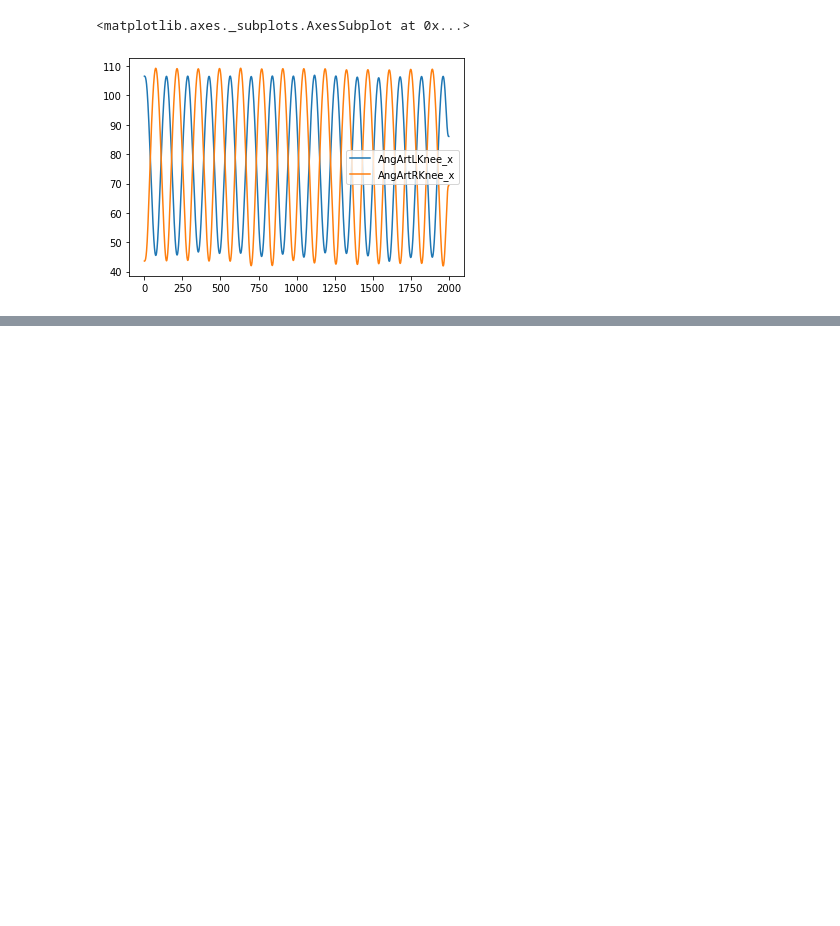
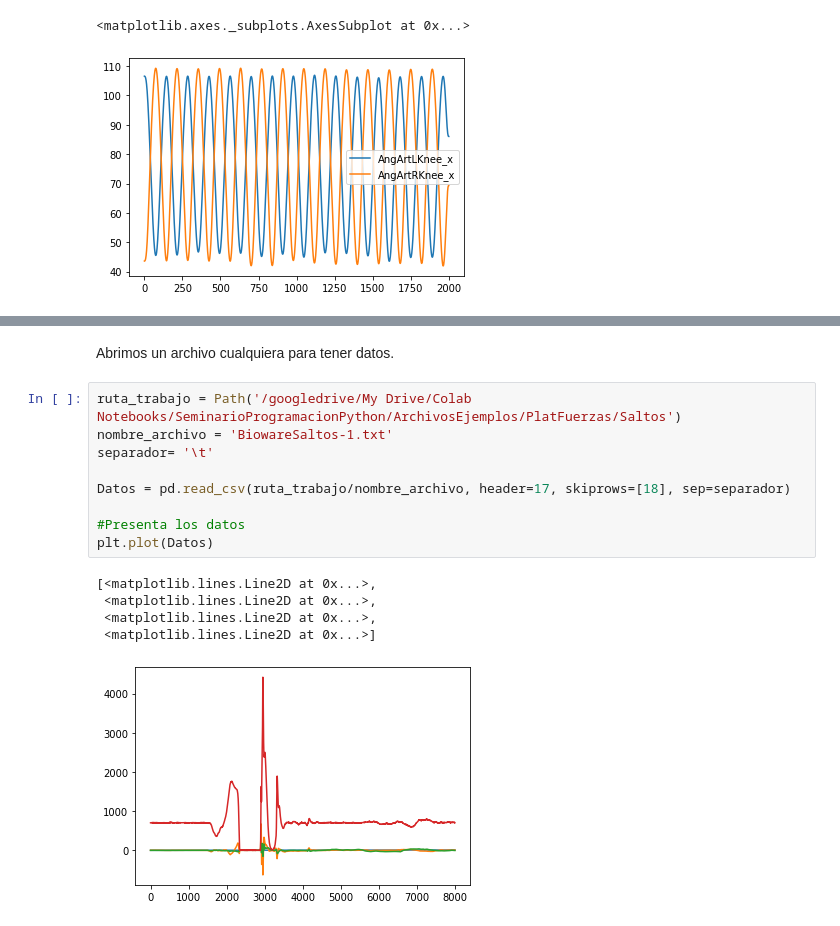
Before and after one commit to joselvira/BiomecanicaPython, a Jupyter notebook: Notebooks/ManejoArchivosCarpetas.ipynb, the cells around one changed output, grey strips where cells are left out. Cells and saved outputs as stored; diff of their text form; blank space fills up the shorter version.

```diff
--- a/Notebooks/ManejoArchivosCarpetas.ipynb
+++ b/Notebooks/ManejoArchivosCarpetas.ipynb
@@ -734,0 +755,17 @@ Datos[['AngArtLKnee_x', 'AngArtRKnee_x']].plot()
+# %% [markdown]
+ Abrimos un archivo cualquiera para tener datos.
+# %%
+ruta_trabajo = Path('/googledrive/My Drive/Colab Notebooks/SeminarioProgramacionPython/ArchivosEjemplos/PlatFuerzas/Saltos')
+nombre_archivo = 'BiowareSaltos-1.txt'
+separador= '\t'
+
+Datos = pd.read_csv(ruta_trabajo/nombre_archivo, header=17, skiprows=[18], sep=separador)
+
+#Presenta los datos
+plt.plot(Datos)
+# %% [output]
+[<matplotlib.lines.Line2D at 0x...>,
+ <matplotlib.lines.Line2D at 0x...>,
+ <matplotlib.lines.Line2D at 0x...>,
+ <matplotlib.lines.Line2D at 0x...>]
+[figure, added]
```
Also changed, not shown: parts of 18 cells of this notebook.
